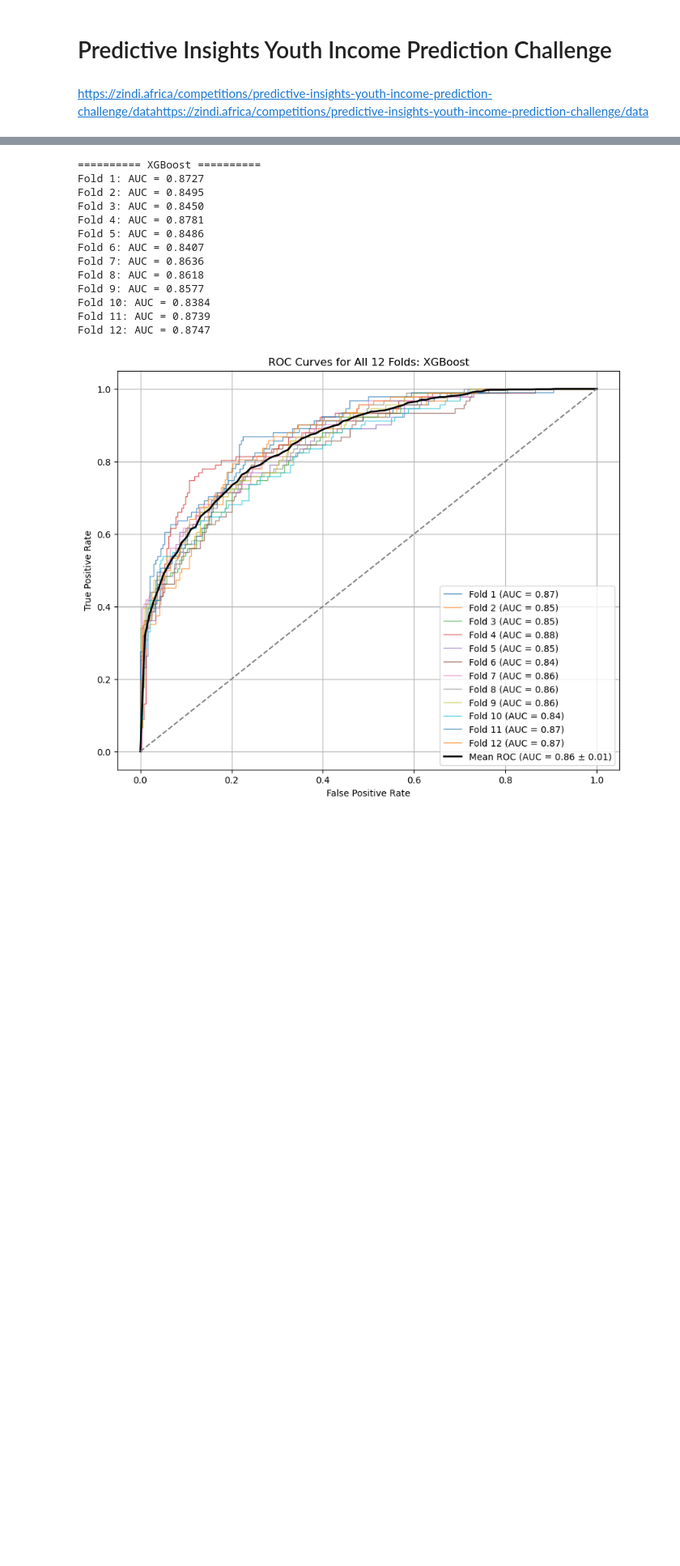
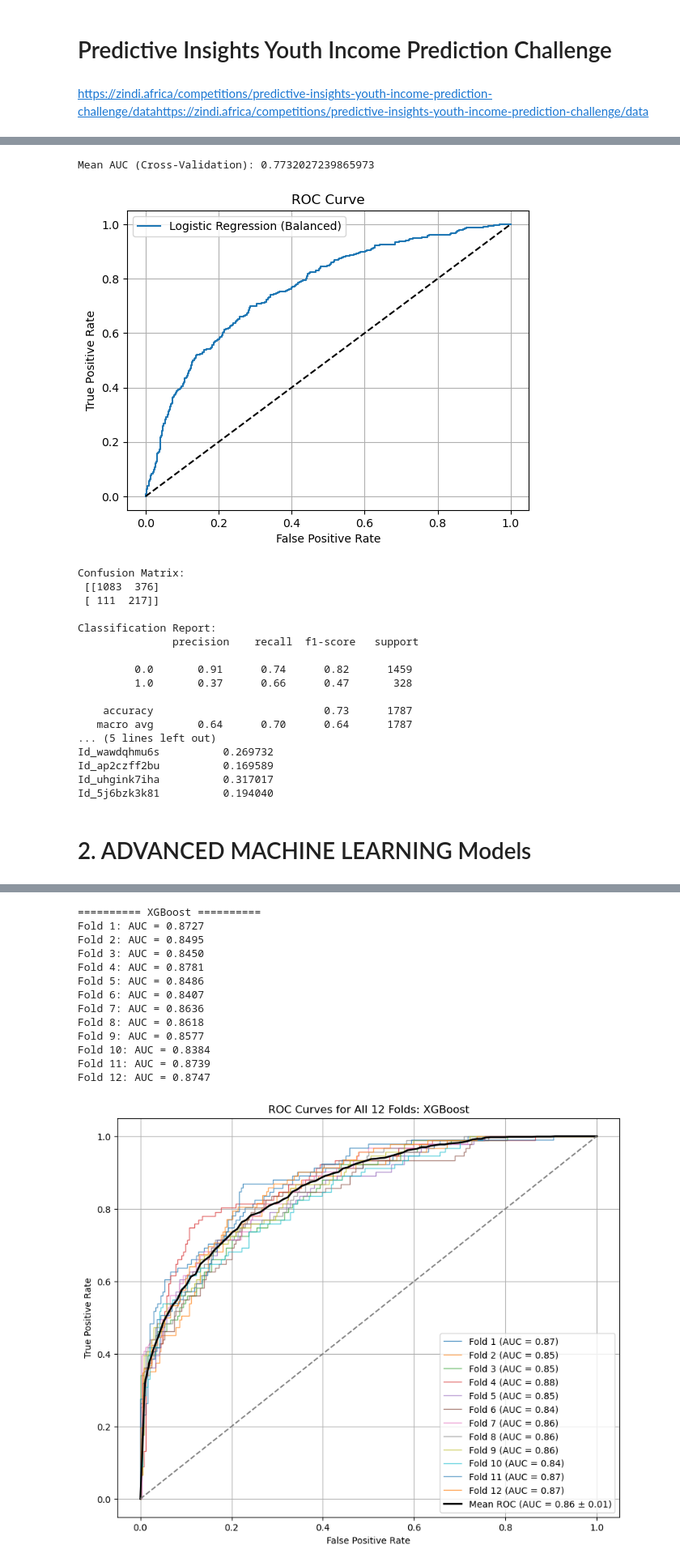
Before and after one commit to OlivierKabengele/ACML_Project2025, a Jupyter notebook: Youth_predictions_employment_ZINDI.ipynb, the cells around one changed output, grey strips where cells are left out. Shown at 81% size. Cells and saved outputs as stored; diff of their text form; code cells hidden in the pictures; blank space fills up the shorter version.

```diff
--- a/Youth_predictions_employment_ZINDI.ipynb
+++ b/Youth_predictions_employment_ZINDI.ipynb
@@ -74,0 +294,80 @@ cv = StratifiedKFold(n_splits=12, shuffle=True, random_state=42)
+# %%
+import pandas as pd
+import numpy as np
+import matplotlib.pyplot as plt
+from sklearn.linear_model import LogisticRegression
+from sklearn.model_selection import cross_val_score, StratifiedKFold, train_test_split
+from sklearn.metrics import roc_auc_score, roc_curve, classification_report, confusion_matrix
+
+# Step 1: Define X and y
+X_b = dataset1.drop('Target', axis=1)
+y_b = dataset1['Target']
+
+# Step 2: Logistic Regression with class_weight='balanced'
+model = LogisticRegression(class_weight='balanced', max_iter=1000)
+
+# Step 3: Cross-validation with AUC scoring
+cv = StratifiedKFold(n_splits=5, shuffle=True, random_state=42)
+scores = cross_val_score(model, X_b, y_b, cv=cv, scoring='roc_auc')
+print("Mean AUC (Cross-Validation):", scores.mean())
+
+# Step 4: Train/Test split for evaluation
+X_train, X_eval, y_train, y_eval = train_test_split(X_b, y_b, test_size=0.3, stratify=y_b, random_state=42)
+model.fit(X_train, y_train)
+
+# Step 5: ROC Curve for evaluation set
+y_probs_eval = model.predict_proba(X_eval)[:, 1]
+fpr, tpr, _ = roc_curve(y_eval, y_probs_eval)
+plt.plot(fpr, tpr, label='Logistic Regression (Balanced)')
+plt.plot([0, 1], [0, 1], 'k--')
+plt.xlabel('False Positive Rate')
+plt.ylabel('True Positive Rate')
+plt.title('ROC Curve')
+plt.legend()
+plt.grid()
+plt.show()
+
+# Optional: Confusion Matrix and Classification Report
+y_pred_eval = model.predict(X_eval)
+print("Confusion Matrix:\n", confusion_matrix(y_eval, y_pred_eval))
+print("\nClassification Report:\n", classification_report(y_eval, y_pred_eval))
+
+# Step 6: Final training on full data
+model.fit(X_b, y_b)
+
+# Step 7: Predict on test dataset
+# Make sure test set is prepared the same way
+X_test_final = Test_dataset1.drop(columns=['Target', 'Predicted_Target'], errors='ignore')
+
+# Ensure feature columns match
+if list(X.columns) != list(X_test_final.columns):
+    raise ValueError("Feature columns in X_test do not match those in the training data.")
+
+# Predict probabilities
+y_probs_test = model.predict_proba(X_test_final)[:, 1]
+
+# Save predictions to test set
+Test_dataset1['Predicted_Target'] = y_probs_test
+print(Test_dataset1[['Predicted_Target']].head())
+# %% [output]
+Mean AUC (Cross-Validation): 0.7732027239865973
+[figure, added]
+Confusion Matrix:
+ [[1083  376]
+ [ 111  217]]
+
+Classification Report:
+               precision    recall  f1-score   support
+
+         0.0       0.91      0.74      0.82      1459
+         1.0       0.37      0.66      0.47       328
+
+    accuracy                           0.73      1787
+   macro avg       0.64      0.70      0.64      1787
+... (5 lines left out)
+Id_wawdqhmu6s          0.269732
+Id_ap2czff2bu          0.169589
+Id_uhgink7iha          0.317017
+Id_5j6bzk3k81          0.194040
+# %% [markdown]
+# 2. ADVANCED MACHINE LEARNING Models
```
Also changed, not shown: parts of 26 cells of this notebook.
